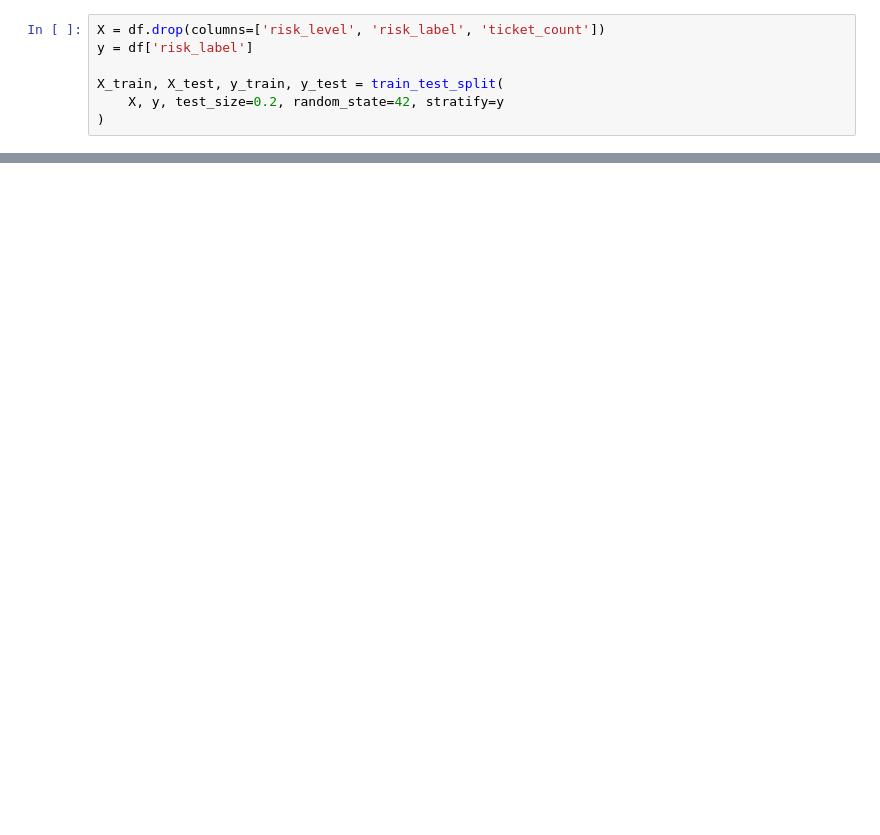
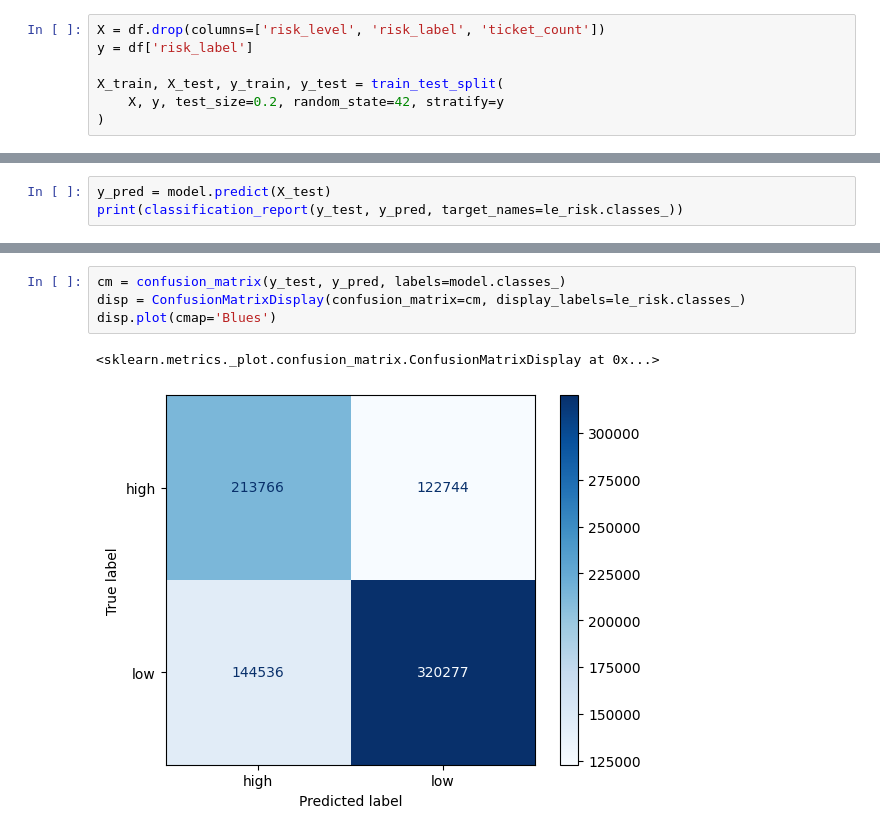
Before and after one commit to Dylan-Geraci/ParkSafe-LA, a Jupyter notebook: notebooks/modeling.ipynb, the cells around one changed output, grey strips where cells are left out. Drawn from its saved outputs; the diff is of its cells as text; blank space fills up the shorter version.

```diff
--- a/notebooks/modeling.ipynb
+++ b/notebooks/modeling.ipynb
@@ -45,0 +63,3 @@ ValueError: could not convert string to float: 'Sunday'
+# %%
+y_pred = model.predict(X_test)
+print(classification_report(y_test, y_pred, target_names=le_risk.classes_))
@@ -45,0 +75,7 @@ ValueError: could not convert string to float: 'Sunday'
+# %%
+cm = confusion_matrix(y_test, y_pred, labels=model.classes_)
+disp = ConfusionMatrixDisplay(confusion_matrix=cm, display_labels=le_risk.classes_)
+disp.plot(cmap='Blues')
+# %% [output]
+<sklearn.metrics._plot.confusion_matrix.ConfusionMatrixDisplay at 0x...>
+[figure, added]
```
Also changed, not shown: parts of 9 cells of this notebook.
